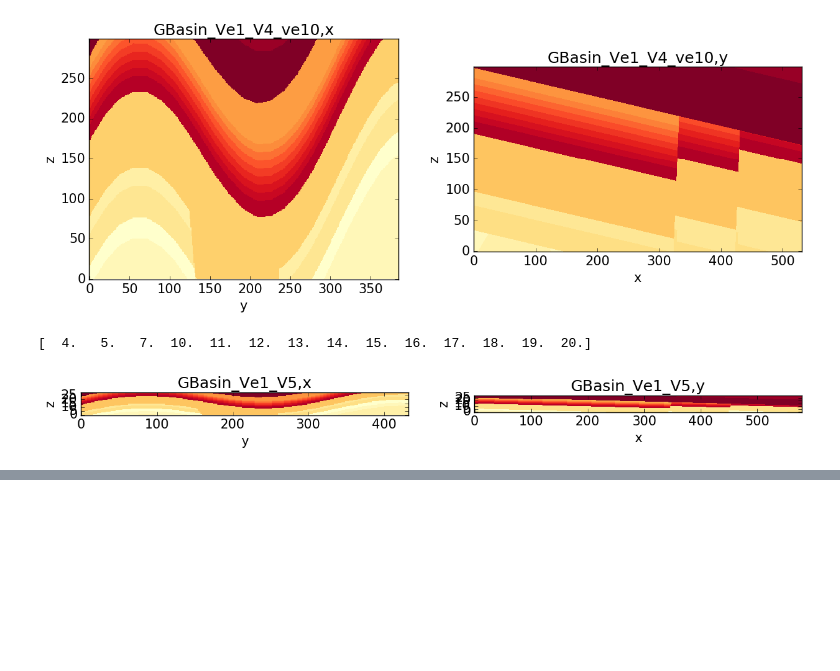
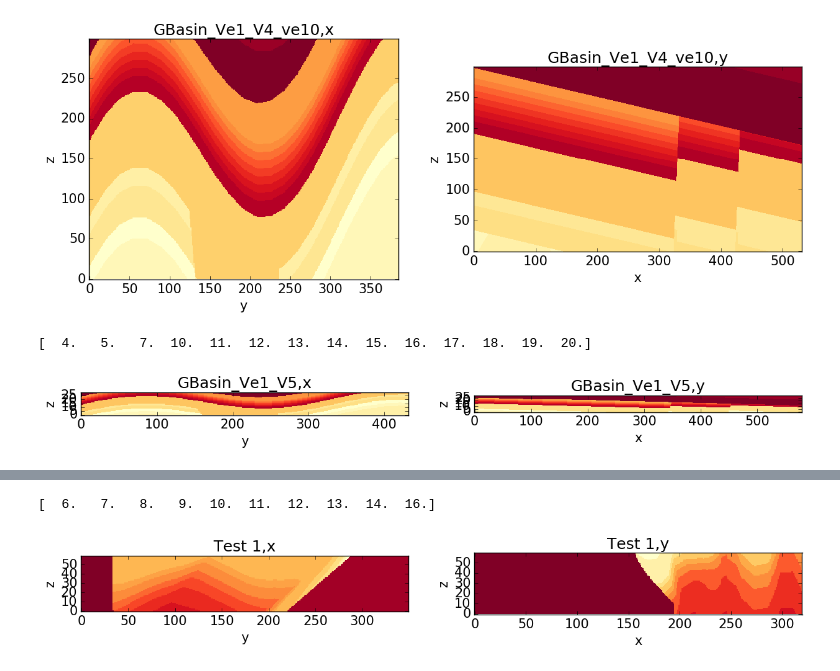
Before and after one commit to stevejpurves/model2seis, a Jupyter notebook: model/examples.ipynb, the cells around one changed output, grey strips where cells are left out. Saved outputs shown, nothing was run; the diff lists cells and outputs as text; code cells hidden in the pictures; blank space fills up the shorter version.

```diff
--- a/model/examples.ipynb
+++ b/model/examples.ipynb
@@ -90,0 +101,5 @@ computeAndDisplaySection('GBasin_Ve1_V5.his','GBasin_Ve1_V5',50)
+# %%
+computeAndDisplaySection('test_basin.his','Test 1',50)
+# %% [output]
+[  6.   7.   8.   9.  10.  11.  12.  13.  14.  16.]
+[figure, added]
```
Also changed, not shown: parts of 3 cells of this notebook, 4 other files.
